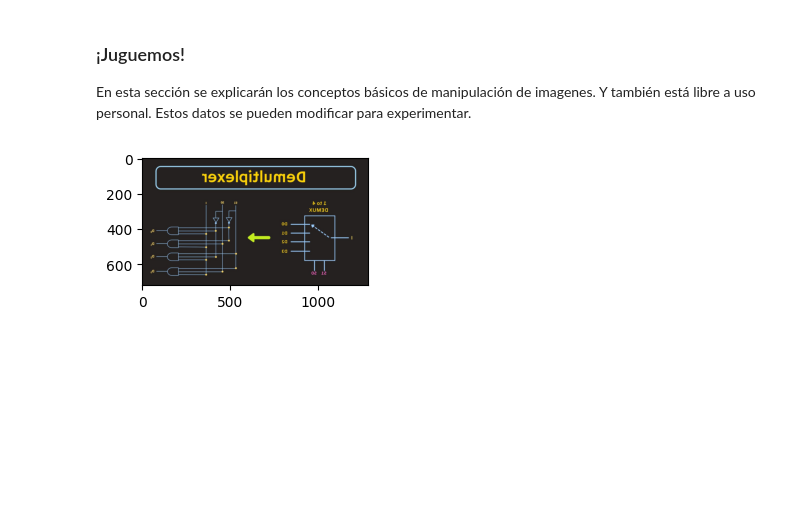
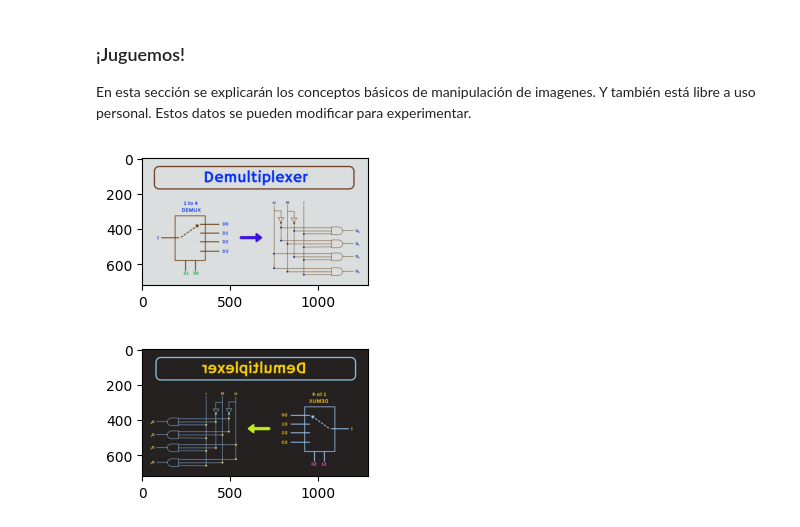
Before and after one commit to Semillero-Inteligencia-Artificial-EAFIT/Clases-2024, a Jupyter notebook: 1-Bases-OpenCV/image_manipulation.ipynb, the cells around one changed output. Cells and saved outputs as stored; diff of their text form; code cells hidden in the pictures; blank space fills up the shorter version.

```diff
--- a/1-Bases-OpenCV/image_manipulation.ipynb
+++ b/1-Bases-OpenCV/image_manipulation.ipynb
@@ -53,27 +56,30 @@ show(im)
 
 En esta sección se explicarán los conceptos básicos de manipulación de imagenes. Y también está libre a uso personal. Estos datos se pueden modificar para experimentar.
 # %%
+# Function to create a negative of an image
 def negative(imagen):
-    height = imagen.shape[0]
-    width = imagen.shape[1]
+    height = imagen.shape[0]  # Image height
+    width = imagen.shape[1]  # Image width
+    # Create a new empty image with the same dimensions
     img = np.zeros((height, width, 3), dtype=int)
+    # Loop over all pixels and invert the color
     for i in range(height):
         for j in range(width):
-            img[i][j][0] = abs(imagen[i][j][0] - 255)
-            img[i][j][1] = abs(imagen[i][j][1] - 255)
-            img[i][j][2] = abs(imagen[i][j][2] - 255)
-    return img
+            img[i][j][0] = 255 - imagen[i][j][0]  # Invert Red
+            img[i][j][1] = 255 - imagen[i][j][1]  # Invert Green
+            img[i][j][2] = 255 - imagen[i][j][2]  # Invert Blue
+    return img  # Return the negative image
 
 
+# Function to mirror an image horizontally
 def mirror(imagen):
-    height = imagen.shape[0]
-    width = imagen.shape[1]
-    img = np.zeros((height, width, 3), dtype=int)
+    height = imagen.shape[0]  # Image height
+    width = imagen.shape[1]  # Image width
+    img = np.zeros((height, width, 3), dtype=int)  # New empty image
     for i in range(width):
         for j in range(height):
-
-            img[j][width - i - 1] = imagen[j][i]
-    return img
+            img[j][width - i - 1] = imagen[j][i]  # Copy pixels in reversed order
+    return img  # Return the mirrored image
 
 
 def rotate90(imagen):
@@ -134,31 +140,33 @@ def meanImage(col_incio, fil_incio, col_final, fil_fin, imagen):
 
 def pixelar(imagen):
     height = imagen.shape[0]
     width = imagen.shape[1]
     altojump = minimo_divisor_mayor_a_uno(imagen.shape[0])
     anchojump = minimo_divisor_mayor_a_uno(imagen.shape[1])
 
     img = np.zeros((height, width, 3), dtype=int)
     for i in range(altojump, height):
         for j in range(anchojump, width):
             color = meanImage(i, j, i + altojump, j + anchojump, imagen)
             for x in range(i, i + altojump + 1):
                 for c in range(j, j + anchojump + 1):
                     img[x][c] = color
     return img
 
 
 def moreBrightness(imagen, factor):
     height = imagen.shape[0]
     width = imagen.shape[1]
     img = np.zeros((height, width, 3), dtype=int)
     for i in range(height):
         for j in range(width):
             for k in range(3):
                 img[i][j][k] = imagen[i][j][k] * factor
     return img
 
 
+show(negative(im))
 show(mirror(im))
 # %% [output]
-[figure, old version]
+[figure, new version]
+[figure, added]
```
Also changed, not shown: parts of 2 cells of this notebook.
